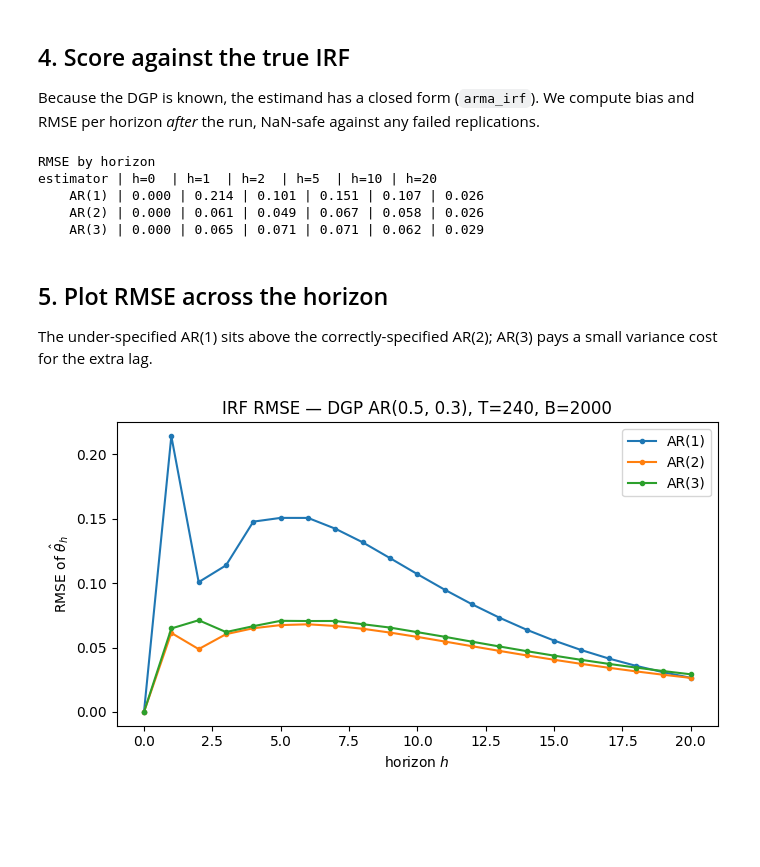
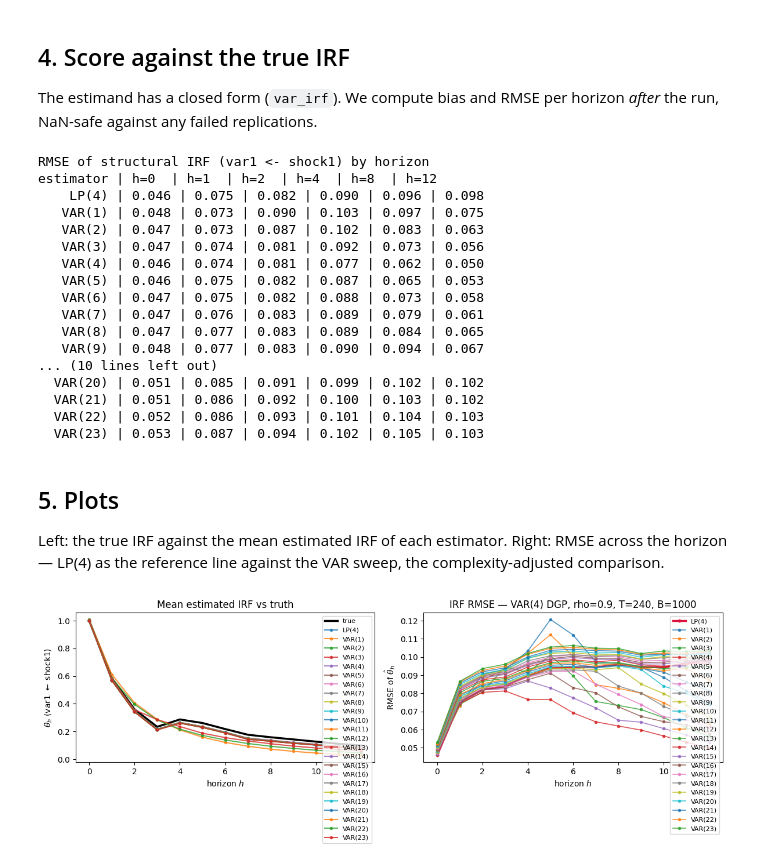
Before and after one commit to Aaron030/Monte_Carlo-LP_vs_VAR, a Jupyter notebook: experiments/example_use.ipynb, the cells around one changed output. Drawn from its saved outputs; the diff is of its cells as text; code cells hidden in the pictures; blank space fills up the shorter version.

Commit message:
Investigate IRF shape effect

```diff
--- a/experiments/example_use.ipynb
+++ b/experiments/example_use.ipynb
@@ -38,17 +126,18 @@ The estimator dict is a small *order sweep*: the same estimator at lag orders 1,
 # %%
-horizon = 20
+horizon = 12
+VAR_ORDERS = [x for x in range(1, 24)]
+
+estimators = {"LP(4)": partial(estimate_lp_irf, p=P, horizon=horizon)}
+estimators.update({f"VAR({q})": partial(estimate_var_irf, p=q, horizon=horizon) for q in VAR_ORDERS})
 
 cfg = MCConfig(
-    n_reps=2000,
+    n_reps=1000,
     T=240,
     horizon=horizon,
     seed=20260527,
     n_jobs=-1,
     progress=True,
-    estimators={
-        f"AR({p})": partial(estimate_ar_irf, p=p, horizon=horizon)
-        for p in (1, 2, 3)
-    },
+    estimators=estimators,
 )
-cfg
+list(cfg.estimators)
 # %% [output]
@@ -68,38 +173,59 @@ failures: {'AR(1)': 0, 'AR(2)': 0, 'AR(3)': 0}
 # %% [markdown]
 ## 4. Score against the true IRF
 
-Because the DGP is known, the estimand has a closed form (`arma_irf`). We compute bias and RMSE per horizon *after* the run, NaN-safe against any failed replications.
+The estimand has a closed form (`var_irf`). We compute bias and RMSE per horizon *after* the run, NaN-safe against any failed replications.
 # %%
-truth = arma_irf(DGP_SPEC, horizon)  # shape (horizon + 1,)
+truth = var_irf(DGP_SPEC, horizon)  # var 1 <- shock 1, shape (horizon + 1,)
 
 bias = {name: np.nanmean(stack - truth, axis=0) for name, stack in results["irfs"].items()}
 rmse = {name: np.sqrt(np.nanmean((stack - truth) ** 2, axis=0)) for name, stack in results["irfs"].items()}
 
-report = [0, 1, 2, 5, 10, 20]
-print("RMSE by horizon")
+report = [0, 1, 2, 4, 8, 12]
+print("RMSE of structural IRF (var1 <- shock1) by horizon")
 print("estimator | " + " | ".join(f"h={h:<2d}" for h in report))
 for name, r in rmse.items():
     print(f"{name:>9s} | " + " | ".join(f"{r[h]:.3f}" for h in report))
 # %% [output]
-RMSE by horizon
-estimator | h=0  | h=1  | h=2  | h=5  | h=10 | h=20
-    AR(1) | 0.000 | 0.214 | 0.101 | 0.151 | 0.107 | 0.026
-    AR(2) | 0.000 | 0.061 | 0.049 | 0.067 | 0.058 | 0.026
-    AR(3) | 0.000 | 0.065 | 0.071 | 0.071 | 0.062 | 0.029
+RMSE of structural IRF (var1 <- shock1) by horizon
+estimator | h=0  | h=1  | h=2  | h=4  | h=8  | h=12
+    LP(4) | 0.046 | 0.075 | 0.082 | 0.090 | 0.096 | 0.098
+   VAR(1) | 0.048 | 0.073 | 0.090 | 0.103 | 0.097 | 0.075
+   VAR(2) | 0.047 | 0.073 | 0.087 | 0.102 | 0.083 | 0.063
+   VAR(3) | 0.047 | 0.074 | 0.081 | 0.092 | 0.073 | 0.056
+   VAR(4) | 0.046 | 0.074 | 0.081 | 0.077 | 0.062 | 0.050
+   VAR(5) | 0.046 | 0.075 | 0.082 | 0.087 | 0.065 | 0.053
+   VAR(6) | 0.047 | 0.075 | 0.082 | 0.088 | 0.073 | 0.058
+   VAR(7) | 0.047 | 0.076 | 0.083 | 0.089 | 0.079 | 0.061
+   VAR(8) | 0.047 | 0.077 | 0.083 | 0.089 | 0.084 | 0.065
+   VAR(9) | 0.048 | 0.077 | 0.083 | 0.090 | 0.094 | 0.067
+... (10 lines left out)
+  VAR(20) | 0.051 | 0.085 | 0.091 | 0.099 | 0.102 | 0.102
+  VAR(21) | 0.051 | 0.086 | 0.092 | 0.100 | 0.103 | 0.102
+  VAR(22) | 0.052 | 0.086 | 0.093 | 0.101 | 0.104 | 0.103
+  VAR(23) | 0.053 | 0.087 | 0.094 | 0.102 | 0.105 | 0.103
 # %% [markdown]
-## 5. Plot RMSE across the horizon
+## 5. Plots
 
-The under-specified AR(1) sits above the correctly-specified AR(2); AR(3) pays a small variance cost for the extra lag.
+Left: the true IRF against the mean estimated IRF of each estimator. Right: RMSE across the horizon — LP(4) as the reference line against the VAR sweep, the complexity-adjusted comparison.
 # %%
 h = np.arange(horizon + 1)
-fig, ax = plt.subplots(figsize=(7, 4))
+fig, (ax0, ax1) = plt.subplots(1, 2, figsize=(12, 4))
+
+ax0.plot(h, truth, "k-", lw=2.5, label="true")
+for name, stack in results["irfs"].items():
+    ax0.plot(h, np.nanmean(stack, axis=0), marker="o", ms=3, alpha=0.8, label=name)
+ax0.set_title("Mean estimated IRF vs truth")
+ax0.set_xlabel("horizon $h$"); ax0.set_ylabel(r"$\theta_h$ (var1 $\leftarrow$ shock1)")
+ax0.legend(fontsize=8)
+
 for name, r in rmse.items():
-    ax.plot(h, r, marker="o", ms=3, label=name)
-ax.set_xlabel("horizon $h$")
-ax.set_ylabel("RMSE of $\\hat{\\theta}_h$")
-ax.set_title(f"IRF RMSE — DGP AR{tuple(DGP_SPEC.ar)}, T={cfg.T}, B={cfg.n_reps}")
-ax.legend()
+    style = dict(lw=2.5, color="crimson") if name == "LP(4)" else dict(lw=1.2, alpha=0.8)
+    ax1.plot(h, r, marker="o", ms=3, label=name, **style)
+ax1.set_title(f"IRF RMSE — VAR(4) DGP, rho={TARGET_RHO}, T={cfg.T}, B={cfg.n_reps}")
+ax1.set_xlabel("horizon $h$"); ax1.set_ylabel(r"RMSE of $\hat{\theta}_h$")
+ax1.legend(fontsize=8)
+
 fig.tight_layout()
 plt.show()
 # %% [output]
-[figure, old version]
+[figure, new version]
```
Also changed, not shown: parts of 12 cells of this notebook, 5 other files.
